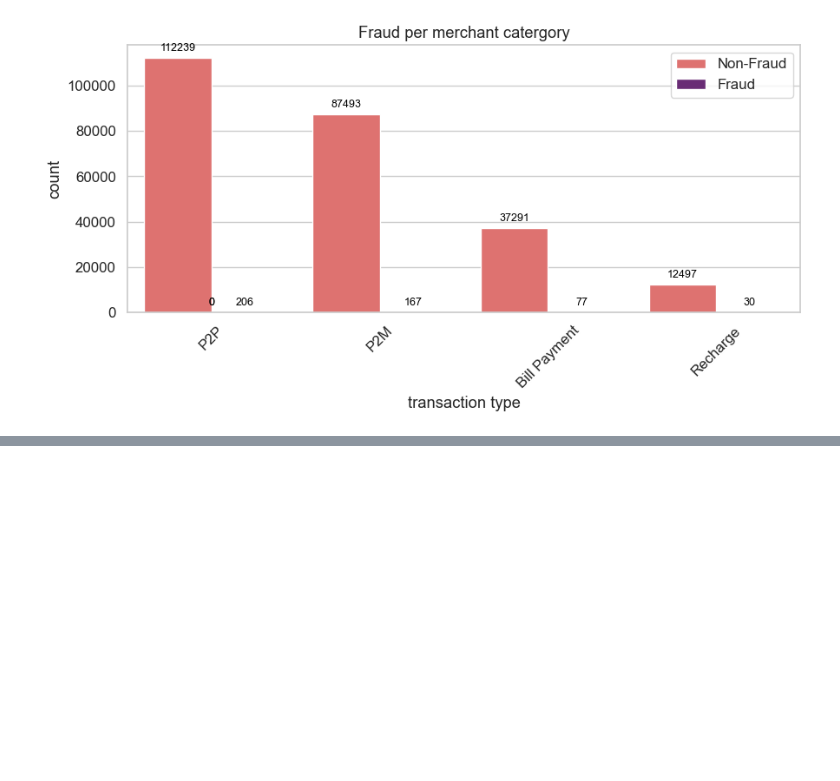
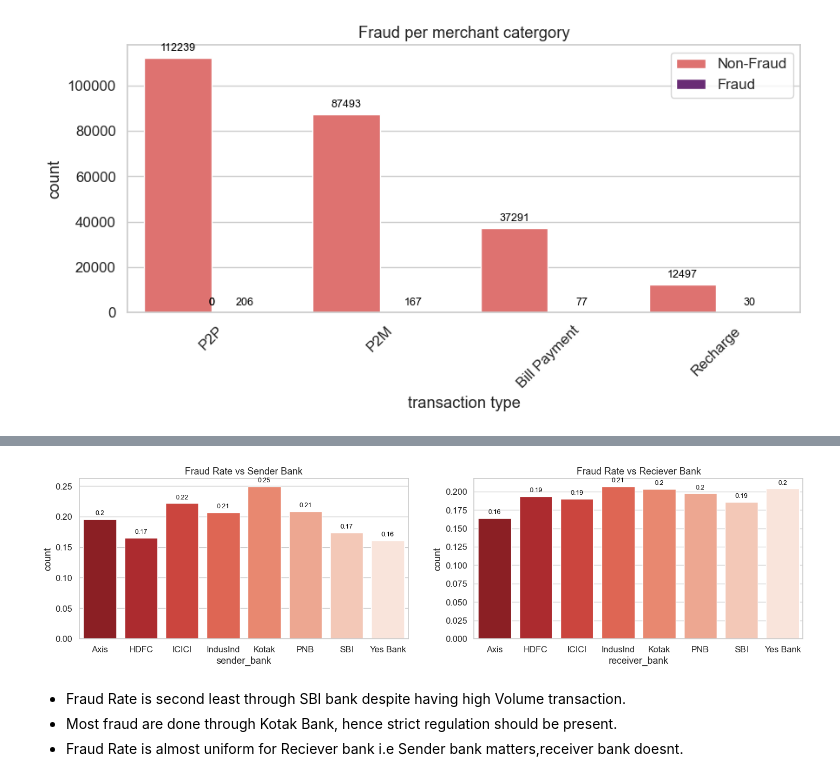
Before and after one commit to RajBhumarkar/UPI-Transaction-Behaviour-and-Fraud-Pattern-Analysis, a Jupyter notebook: upi_eda.ipynb, the cells around one changed output, grey strips where cells are left out. Drawn from its saved outputs; the diff is of its cells as text; code cells hidden in the pictures; blank space fills up the shorter version.

```diff
--- a/upi_eda.ipynb
+++ b/upi_eda.ipynb
@@ -313,3 +348,14 @@ plt.legend(['Non-Fraud','Fraud'])
 plt.show()
 # %% [output]
 [figure]
+# %%
+temp_df  = df[df['fraud_flag']==1]
+sender_df = temp_df['sender_bank'].value_counts()
+total_sender_df  = df['sender_bank'].value_counts()
+fraud_rate_sender = (sender_df/total_sender_df)*100
+fraud_rate_sender = fraud_rate_sender.reset_index()
+####
+receiver_df = temp_df['receiver_bank'].value_counts()
+total_receiver_df  = df['receiver_bank'].value_counts()
+fraud_rate_receiver = (receiver_df/total_receiver_df)*100
+fraud_rate_receiver = fraud_rate_receiver.reset_index()
@@ -315,0 +374,30 @@ plt.show()
+# %%
+fig,ax = plt.subplots(1,2,figsize=(18,4))
+
+sns.barplot(data =fraud_rate_sender,
+             x = 'sender_bank',y='count',palette = 'Reds_r',ax=ax[0]
+             )
+
+for p in ax[0].patches:
+    ax[0].annotate(round(p.get_height(),2),(p.get_x()+p.get_width()/2,p.get_height()),ha='center',va='center',fontsize=9,color='black',
+                xytext = (0,8)
+                ,textcoords='offset points')
+ax[0].set_title('Fraud Rate vs Sender Bank')
+
+sns.barplot(data = fraud_rate_receiver,
+             x = 'receiver_bank',y='count',palette = 'Reds_r',ax=ax[1]
+             )
+
+for p in ax[1].patches:
+    ax[1].annotate(round(p.get_height(),2),(p.get_x()+p.get_width()/2,p.get_height()),ha='center',va='center',fontsize=9,color='black',
+                xytext = (0,8)
+                ,textcoords='offset points')
+ax[1].set_title('Fraud Rate vs Reciever Bank')
+
+plt.show()
+# %% [output]
+[figure, added]
+# %% [markdown]
+- Fraud Rate is second least through SBI bank despite having high Volume transaction.
+- Most fraud are done through Kotak Bank, hence strict regulation should be present.
+- Fraud Rate is almost uniform for Reciever bank i.e Sender bank matters,receiver bank doesnt.
```
Also changed, not shown: parts of 8 cells of this notebook.
